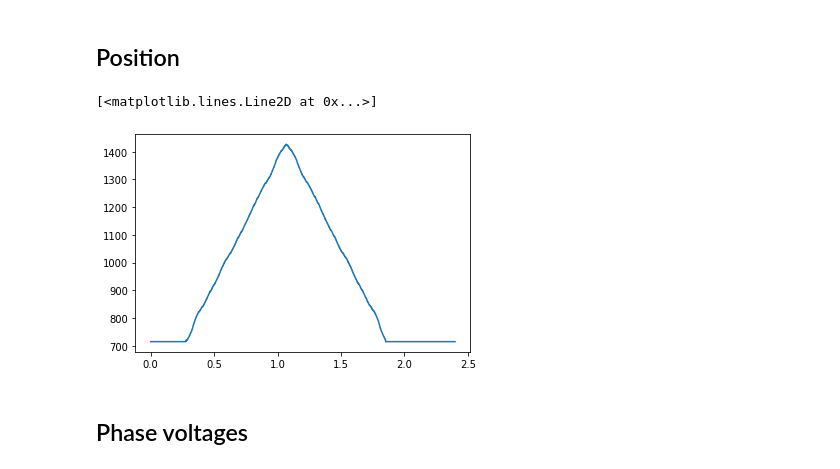
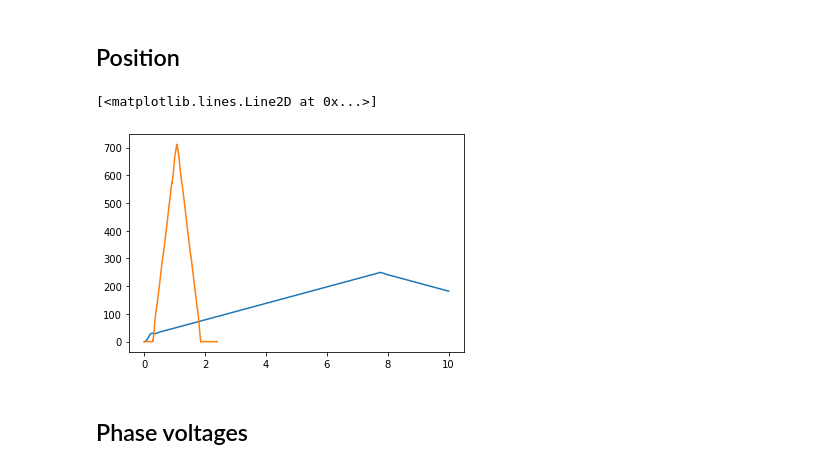
Before and after one commit to eliasrhoden/resc, a Jupyter notebook: notebooks/sim_compare_to_logs.ipynb, the cells around one changed output. Drawn from its saved outputs; the diff is of its cells as text; code cells hidden in the pictures.

```diff
--- a/notebooks/sim_compare_to_logs.ipynb
+++ b/notebooks/sim_compare_to_logs.ipynb
@@ -62,11 +62,14 @@ sim_IW = Y[:,11]
 # %% [markdown]
 ## Position
 # %%
-#plt.plot(sim_t,sim_theta)
+sim_theta -= sim_theta[0]
+log_position -= log_position[0]
+
+plt.plot(sim_t,np.rad2deg(sim_theta))
 plt.plot(log_t,log_position)
 # %% [output]
 [<matplotlib.lines.Line2D at 0x...>]
-[figure, old version]
+[figure, new version]
 # %% [markdown]
 ## Phase voltages
 # %%
```
Also changed, not shown: parts of 2 cells of this notebook.
